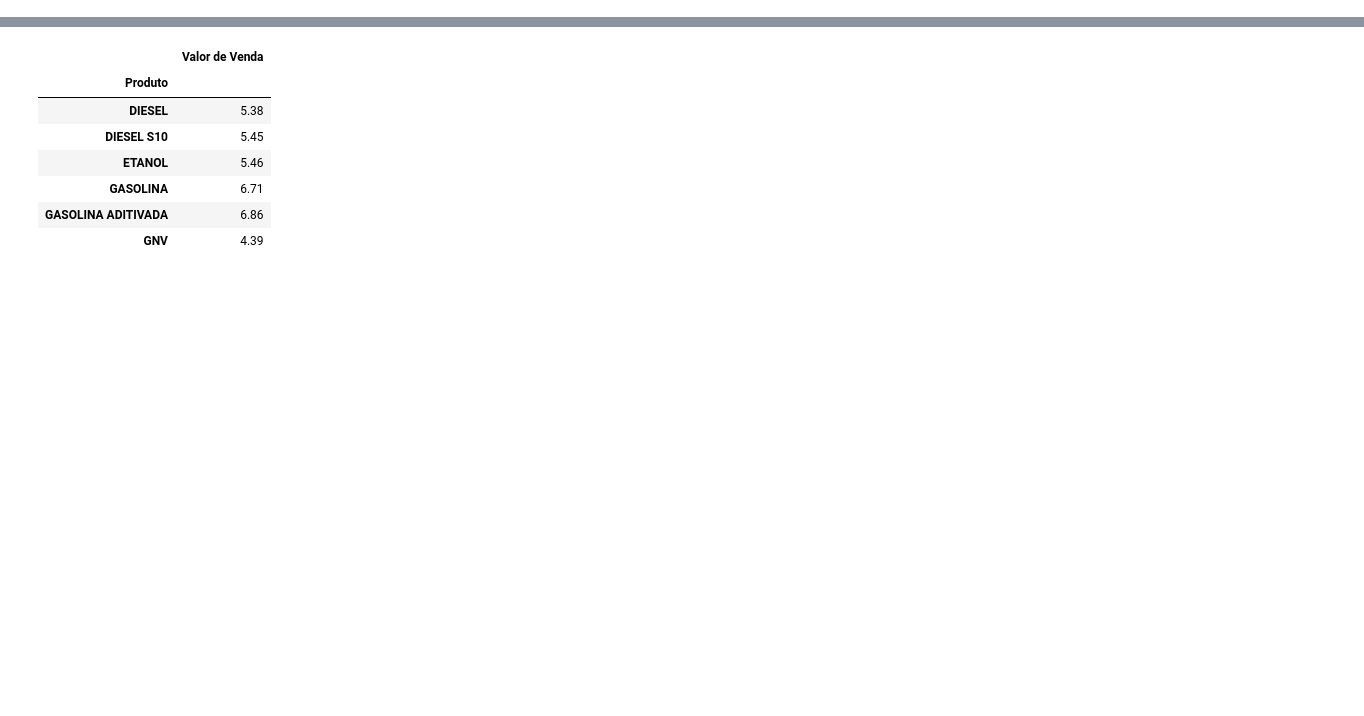
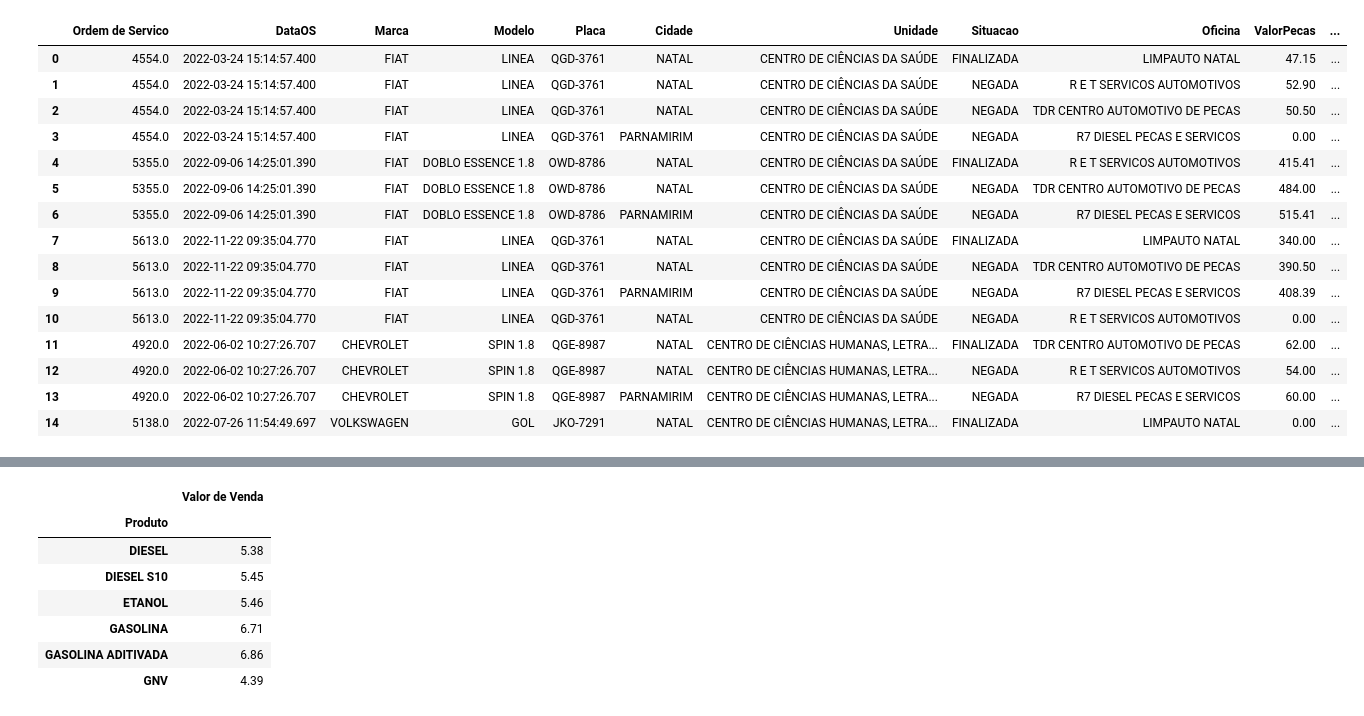
Before and after one commit to andersongiulliano/curso_extensao_pandas, a Jupyter notebook: PrimeiroExemploEmPandas.ipynb, the cells around one changed output, grey strips where cells are left out. Cells and saved outputs as stored; diff of their text form; code cells hidden in the pictures; blank space fills up the shorter version.

```diff
--- a/PrimeiroExemploEmPandas.ipynb
+++ b/PrimeiroExemploEmPandas.ipynb
@@ -212,0 +11,6 @@ dtype: float64
+# %%
+# importando biblioteca pandas no python
+
+import pandas as pd
+
+man_df = pd.read_excel("/content/drive/MyDrive/Colab Notebooks/man_veic.xlsx")
@@ -212,0 +33,19 @@ dtype: float64
+# %%
+display(man_df.head(15))
+# %% [output]
+|  | Ordem de Servico | DataOS | Marca | Modelo | Placa | Cidade | Unidade | Situacao | Oficina | ValorPecas | ... |
+| 0 | 4554.0 | 2022-03-24 15:14:57.400 | FIAT | LINEA | QGD-3761 | NATAL | CENTRO DE CIÊNCIAS DA SAÚDE | FINALIZADA | LIMPAUTO NATAL | 47.15 | ... |
+| 1 | 4554.0 | 2022-03-24 15:14:57.400 | FIAT | LINEA | QGD-3761 | NATAL | CENTRO DE CIÊNCIAS DA SAÚDE | NEGADA | R E T SERVICOS AUTOMOTIVOS | 52.90 | ... |
+| 2 | 4554.0 | 2022-03-24 15:14:57.400 | FIAT | LINEA | QGD-3761 | NATAL | CENTRO DE CIÊNCIAS DA SAÚDE | NEGADA | TDR CENTRO AUTOMOTIVO DE PECAS | 50.50 | ... |
+| 3 | 4554.0 | 2022-03-24 15:14:57.400 | FIAT | LINEA | QGD-3761 | PARNAMIRIM | CENTRO DE CIÊNCIAS DA SAÚDE | NEGADA | R7 DIESEL PECAS E SERVICOS | 0.00 | ... |
+| 4 | 5355.0 | 2022-09-06 14:25:01.390 | FIAT | DOBLO ESSENCE 1.8 | OWD-8786 | NATAL | CENTRO DE CIÊNCIAS DA SAÚDE | FINALIZADA | R E T SERVICOS AUTOMOTIVOS | 415.41 | ... |
+| 5 | 5355.0 | 2022-09-06 14:25:01.390 | FIAT | DOBLO ESSENCE 1.8 | OWD-8786 | NATAL | CENTRO DE CIÊNCIAS DA SAÚDE | NEGADA | TDR CENTRO AUTOMOTIVO DE PECAS | 484.00 | ... |
+| 6 | 5355.0 | 2022-09-06 14:25:01.390 | FIAT | DOBLO ESSENCE 1.8 | OWD-8786 | PARNAMIRIM | CENTRO DE CIÊNCIAS DA SAÚDE | NEGADA | R7 DIESEL PECAS E SERVICOS | 515.41 | ... |
+| 7 | 5613.0 | 2022-11-22 09:35:04.770 | FIAT | LINEA | QGD-3761 | NATAL | CENTRO DE CIÊNCIAS DA SAÚDE | FINALIZADA | LIMPAUTO NATAL | 340.00 | ... |
+| 8 | 5613.0 | 2022-11-22 09:35:04.770 | FIAT | LINEA | QGD-3761 | NATAL | CENTRO DE CIÊNCIAS DA SAÚDE | NEGADA | TDR CENTRO AUTOMOTIVO DE PECAS | 390.50 | ... |
+| 9 | 5613.0 | 2022-11-22 09:35:04.770 | FIAT | LINEA | QGD-3761 | PARNAMIRIM | CENTRO DE CIÊNCIAS DA SAÚDE | NEGADA | R7 DIESEL PECAS E SERVICOS | 408.39 | ... |
+| 10 | 5613.0 | 2022-11-22 09:35:04.770 | FIAT | LINEA | QGD-3761 | NATAL | CENTRO DE CIÊNCIAS DA SAÚDE | NEGADA | R E T SERVICOS AUTOMOTIVOS | 0.00 | ... |
+| 11 | 4920.0 | 2022-06-02 10:27:26.707 | CHEVROLET | SPIN 1.8 | QGE-8987 | NATAL | CENTRO DE CIÊNCIAS HUMANAS, LETRA... | FINALIZADA | TDR CENTRO AUTOMOTIVO DE PECAS | 62.00 | ... |
+| 12 | 4920.0 | 2022-06-02 10:27:26.707 | CHEVROLET | SPIN 1.8 | QGE-8987 | NATAL | CENTRO DE CIÊNCIAS HUMANAS, LETRA... | NEGADA | R E T SERVICOS AUTOMOTIVOS | 54.00 | ... |
+| 13 | 4920.0 | 2022-06-02 10:27:26.707 | CHEVROLET | SPIN 1.8 | QGE-8987 | PARNAMIRIM | CENTRO DE CIÊNCIAS HUMANAS, LETRA... | NEGADA | R7 DIESEL PECAS E SERVICOS | 60.00 | ... |
+| 14 | 5138.0 | 2022-07-26 11:54:49.697 | VOLKSWAGEN | GOL | JKO-7291 | NATAL | CENTRO DE CIÊNCIAS HUMANAS, LETRA... | FINALIZADA | LIMPAUTO NATAL | 0.00 | ... |
```
Also changed, not shown: parts of 33 cells of this notebook.
